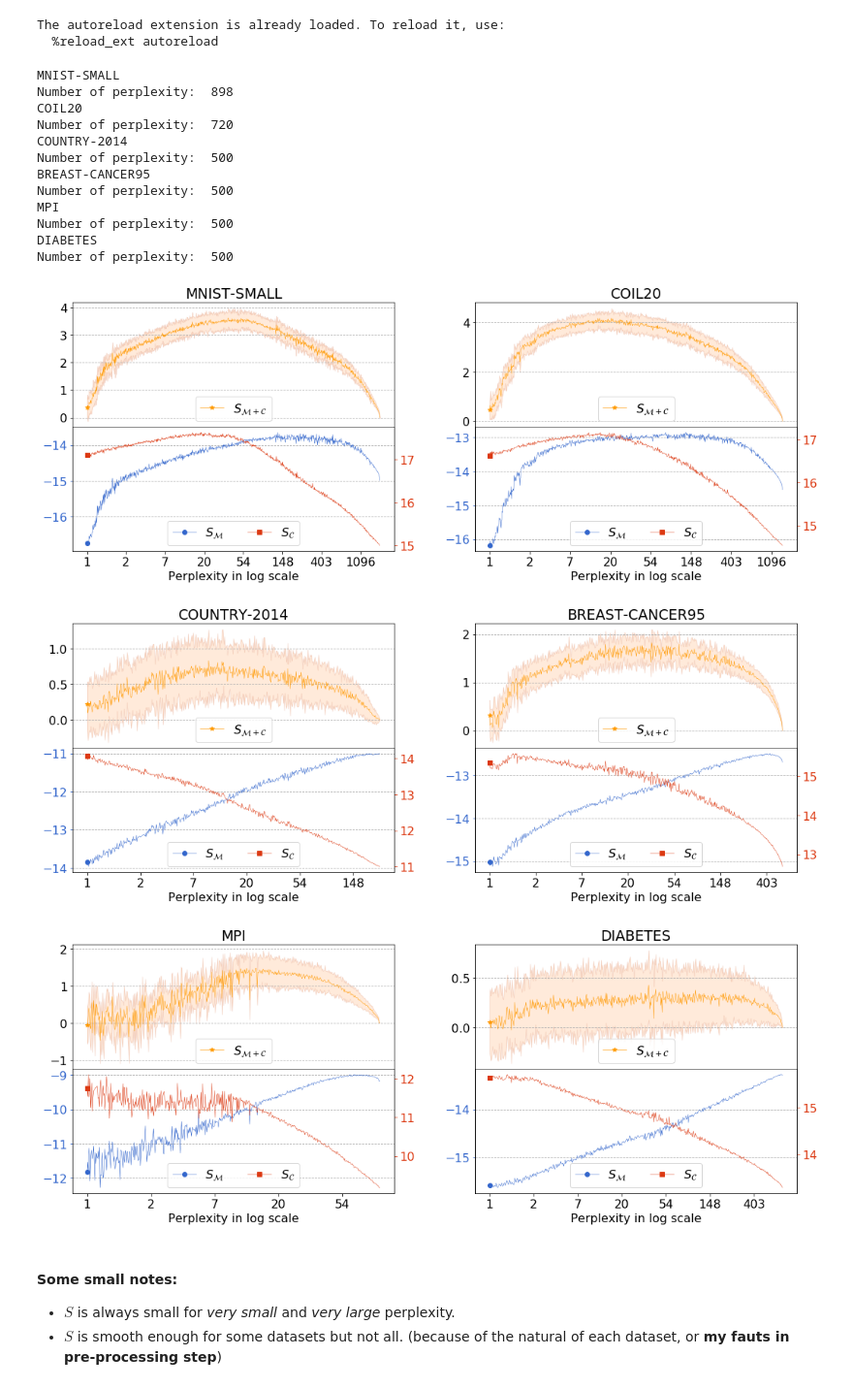
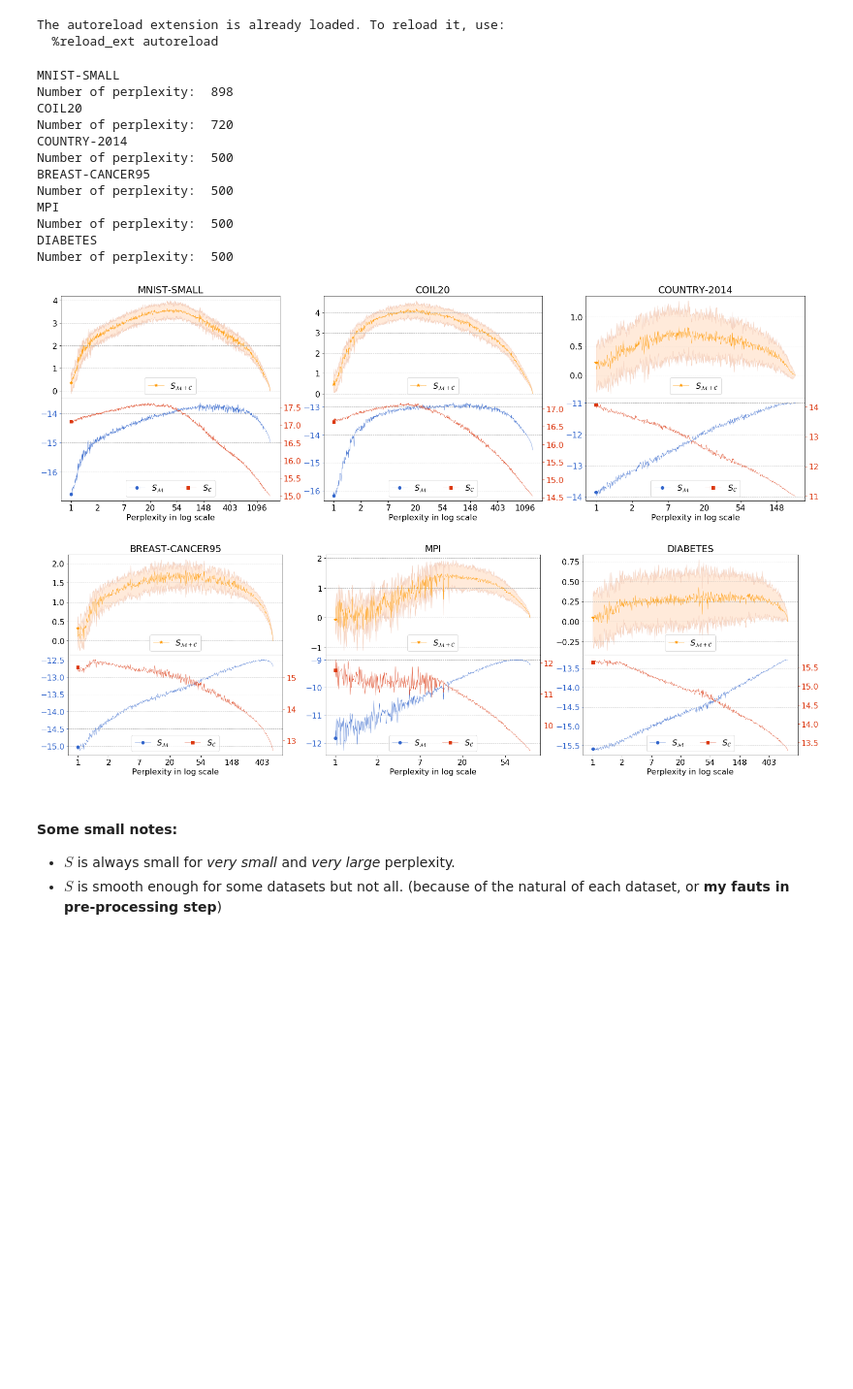
Before and after one commit to vu-minh/tsne_auto_perp_constraints, a Jupyter notebook: Constraint score by perplexity.ipynb, the cells around one changed output. Shown at 97% size. Drawn from its saved outputs; the diff is of its cells as text; code cells hidden in the pictures; blank space fills up the shorter version.

Commit message:
Update plot size

```diff
--- a/Constraint score by perplexity.ipynb
+++ b/Constraint score by perplexity.ipynb
@@ -103,41 +106,40 @@ def _plot_constraint_scores(ax1, ax2, perps,
 # %%
 list_datasets = [
     ['MNIST-SMALL',
-    'COIL20'],
-    ['COUNTRY-2014',
-    'BREAST-CANCER95'],
-    ['MPI',
+    'COIL20',
+    'COUNTRY-2014'],
+    ['BREAST-CANCER95',
+    'MPI',
     'DIABETES']
 ]
 
 for idx, datasets in enumerate(list_datasets):
-    fig, axes = plt.subplots(2, len(datasets), figsize=(15, 6))
+    fig, axes = plt.subplots(2, len(datasets), figsize=(22, 7))
 
     for i, dataset_name in enumerate(datasets):
         ax1, ax2 = axes[0][i], axes[1][i]
         _plot_S(ax1, ax2, dataset_name, in_subplot=True)
 
     plt.rcParams.update({'font.size': 16})
     plt.tight_layout()
-    plt.subplots_adjust(hspace=0, wspace=0.25)
+    plt.subplots_adjust(hspace=0, wspace=0.2)
     # plt.suptitle('$S_{\mathcal{M}+\mathcal{C}}, S_{\mathcal{M}}$ and $S_{\mathcal{C}}$ for all datasets', y=1.05)
     plt.savefig('./plots/constraint_scores{}.pdf'.format(idx+1))
 # %% [output]
 MNIST-SMALL
 Number of perplexity:  898
 COIL20
 Number of perplexity:  720
 COUNTRY-2014
 Number of perplexity:  500
 BREAST-CANCER95
 Number of perplexity:  500
 MPI
 Number of perplexity:  500
 DIABETES
 Number of perplexity:  500
-[figure, old version]
+[figure, new version]
-[figure, old version]
+[figure, new version]
-[figure, removed]
 # %% [markdown]
 #### Some small notes:
 + $S$ is always small for _very small_ and _very large_ perplexity.
```
Also changed, not shown: parts of 3 cells of this notebook, 10 other files.
